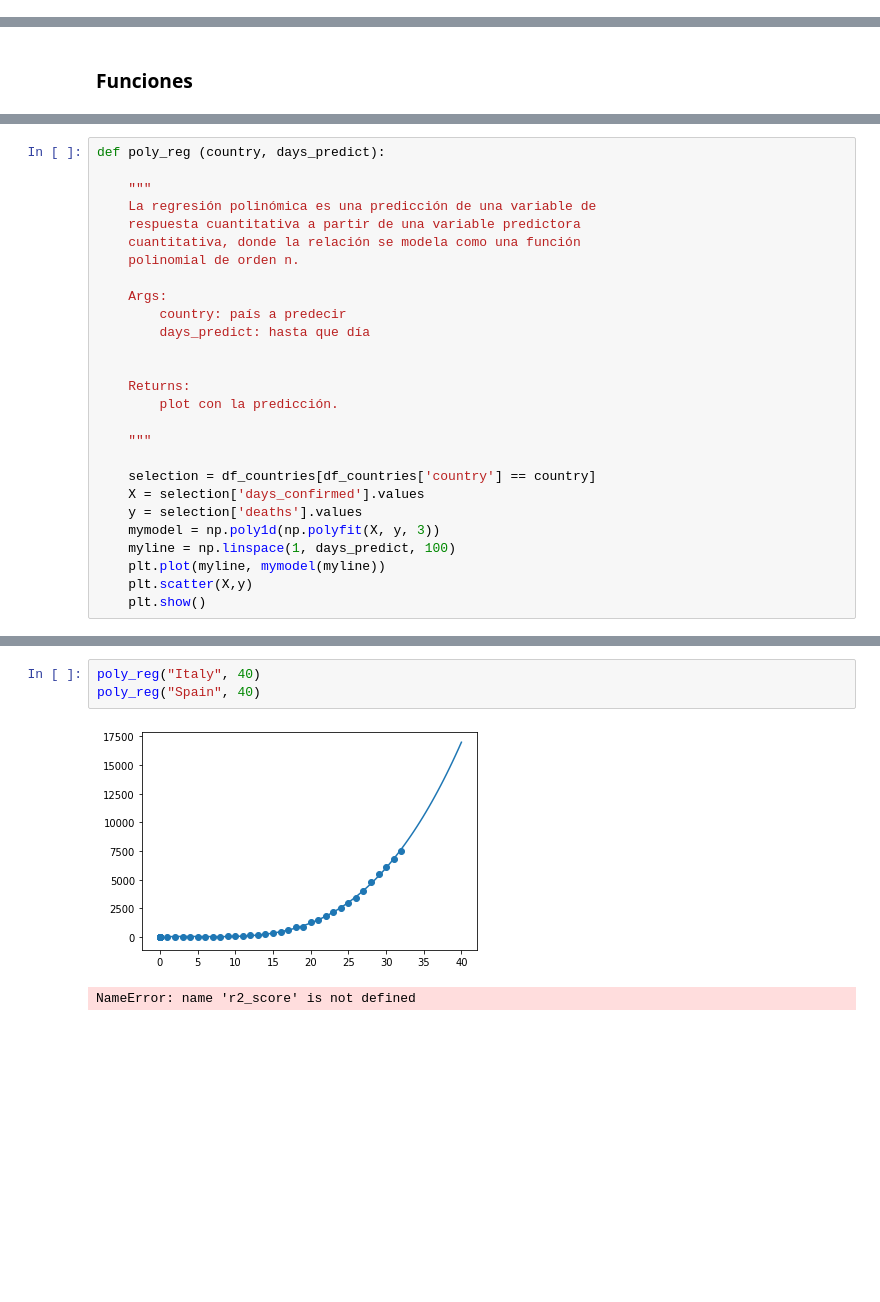
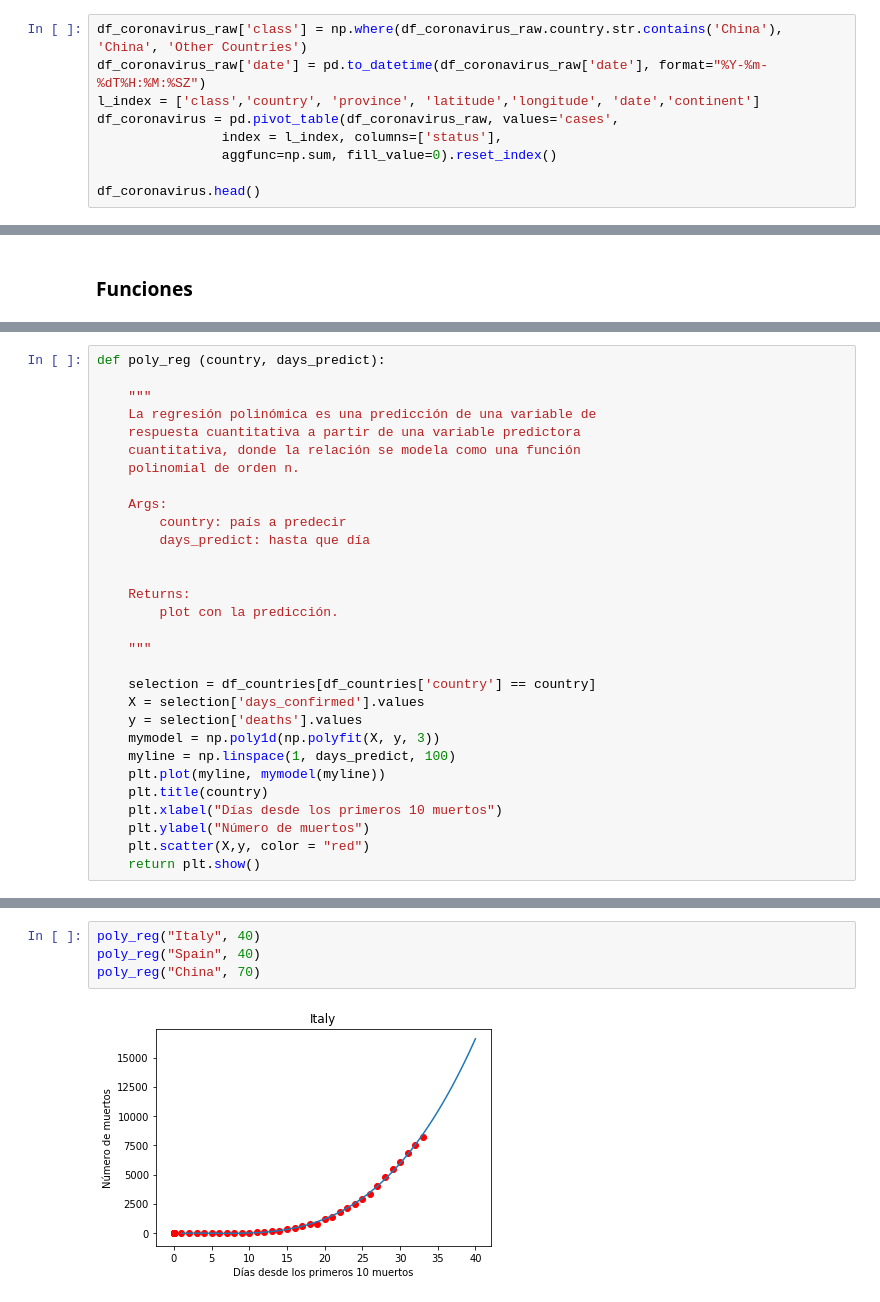
Before and after one commit to kalilu/project-statistical-analysis, a Jupyter notebook: Coronavirus API_2.ipynb, the cells around one changed output, grey strips where cells are left out. Saved outputs shown, nothing was run; the diff lists cells and outputs as text; blank space fills up the shorter version.

```diff
--- a/Coronavirus API_2.ipynb
+++ b/Coronavirus API_2.ipynb
@@ -178,3 +179,12 @@ df_coronavirus_raw.drop('countryname', axis=1, inplace=True)
 - La columna <CODE>'days_recovered'</CODE> nos crea un contador a partir de los 100 casos confirmados.
 - La columna <CODE>'estimated'</CODE> nos da una aproximación de los posibles casos que hay teniendo en cuanta la mortalidad.
          casos estimados = fallecidos * 99
+# %%
+df_coronavirus_raw['class'] = np.where(df_coronavirus_raw.country.str.contains('China'), 'China', 'Other Countries')
+df_coronavirus_raw['date'] = pd.to_datetime(df_coronavirus_raw['date'], format="%Y-%m-%dT%H:%M:%SZ")
+l_index = ['class','country', 'province', 'latitude','longitude', 'date','continent']
+df_coronavirus = pd.pivot_table(df_coronavirus_raw, values='cases',
+                index = l_index, columns=['status'],
+                aggfunc=np.sum, fill_value=0).reset_index()
+
+df_coronavirus.head()
@@ -444,5 +439,8 @@ def poly_reg (country, days_predict):
     mymodel = np.poly1d(np.polyfit(X, y, 3))
     myline = np.linspace(1, days_predict, 100)
     plt.plot(myline, mymodel(myline))
-    plt.scatter(X,y)
-    plt.show()
+    plt.title(country)
+    plt.xlabel("Días desde los primeros 10 muertos")
+    plt.ylabel("Número de muertos")
+    plt.scatter(X,y, color = "red")
+    return plt.show()
@@ -481,6 +514,6 @@ t_test_features(corona_spain,corona_it, 0.95)
 # %%
 poly_reg("Italy", 40)
 poly_reg("Spain", 40)
+poly_reg("China", 70)
 # %% [output]
-[figure, old version]
+[figure, new version]
-NameError: name 'r2_score' is not defined
```
Also changed, not shown: parts of 24 cells of this notebook.
